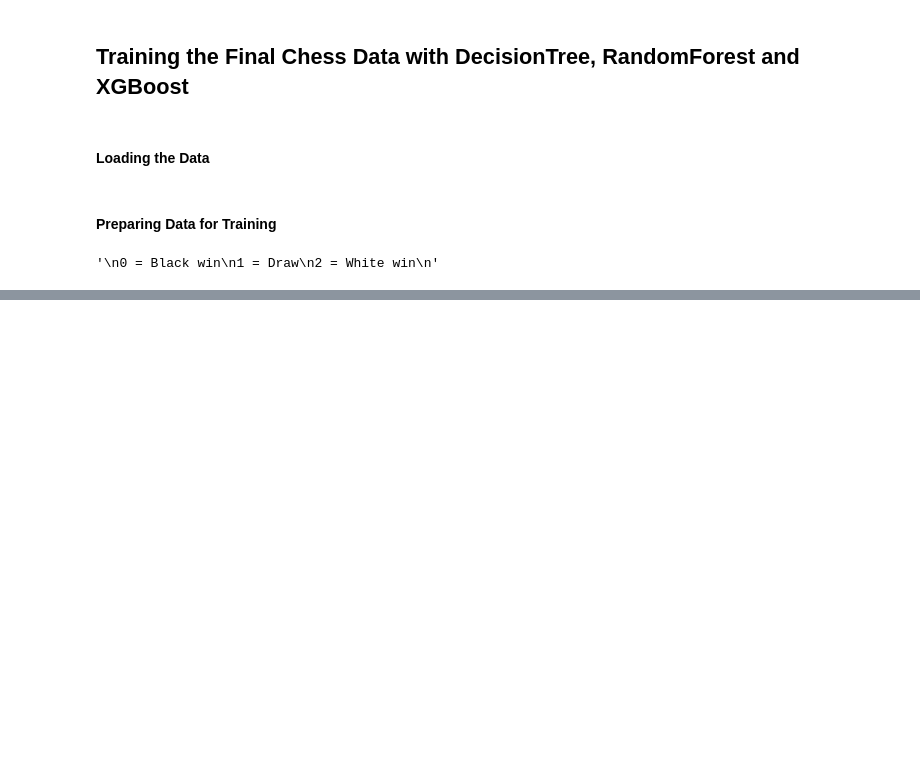
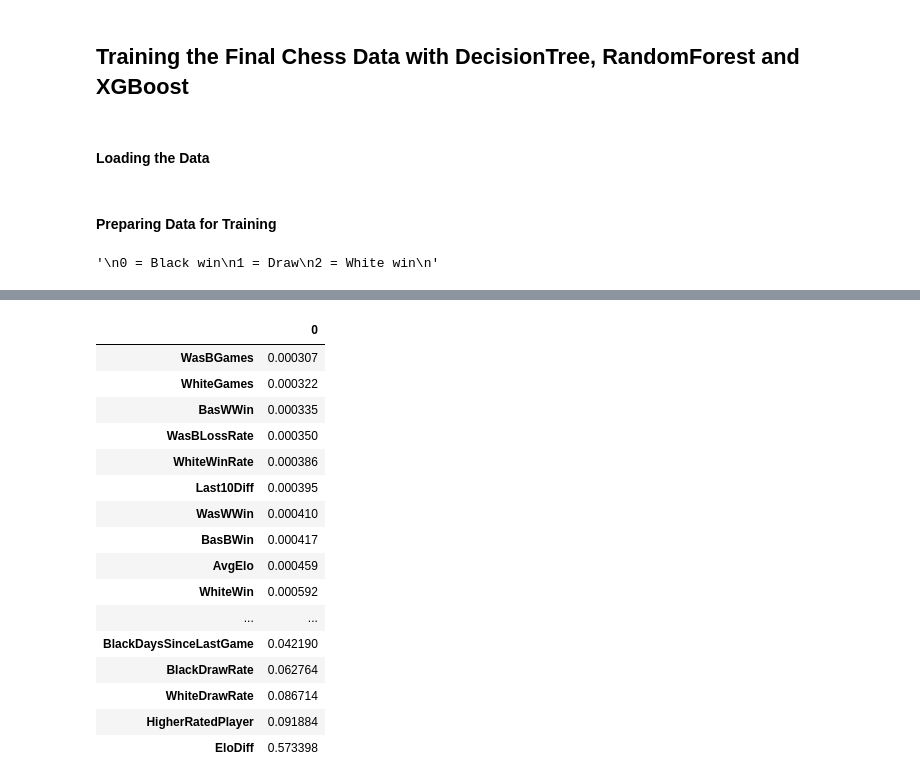
Before and after one commit to v-leela/chess, a Jupyter notebook: notebooks/04_training.ipynb, the cells around one changed output, grey strips where cells are left out. Drawn from its saved outputs; the diff is of its cells as text; code cells hidden in the pictures; blank space fills up the shorter version.

```diff
--- a/notebooks/04_training.ipynb
+++ b/notebooks/04_training.ipynb
@@ -157,0 +248,5 @@ np.float64(0.5890559562238249)
+# %%
+rfc = RandomForestClassifier(ccp_alpha=1e-05, max_depth=20, max_features=0.7,
+                       min_samples_leaf=74, min_samples_split=406,
+                       n_estimators=121, n_jobs=-1, oob_score=True,
+                       random_state=67)
@@ -157,0 +275,2 @@ np.float64(0.5890559562238249)
+# %%
+rfc.fit(X_train, y_train)
@@ -157,0 +305,20 @@ np.float64(0.5890559562238249)
+# %%
+pd.DataFrame(rfc.feature_importances_, index=X.columns).sort_values(by=0).tail(42)
+# %% [output]
+|  | 0 |
+| WasBGames | 0.000307 |
+| WhiteGames | 0.000322 |
+| BasWWin | 0.000335 |
+| WasBLossRate | 0.000350 |
+| WhiteWinRate | 0.000386 |
+| Last10Diff | 0.000395 |
+| WasWWin | 0.000410 |
+| BasBWin | 0.000417 |
+| AvgElo | 0.000459 |
+| WhiteWin | 0.000592 |
+| ... | ... |
+| BlackDaysSinceLastGame | 0.042190 |
+| BlackDrawRate | 0.062764 |
+| WhiteDrawRate | 0.086714 |
+| HigherRatedPlayer | 0.091884 |
+| EloDiff | 0.573398 |
```
Also changed, not shown: parts of 48 cells of this notebook, 3 other files.
